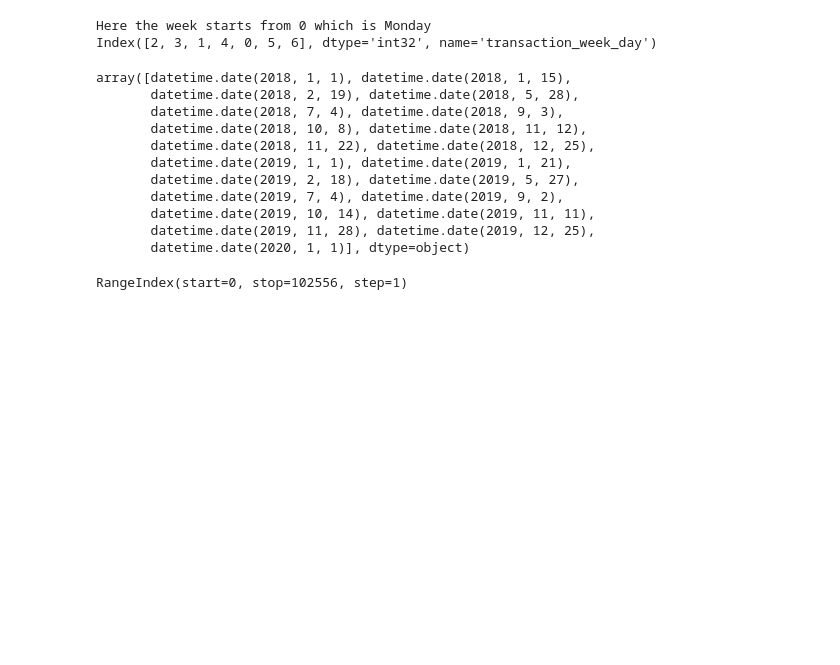
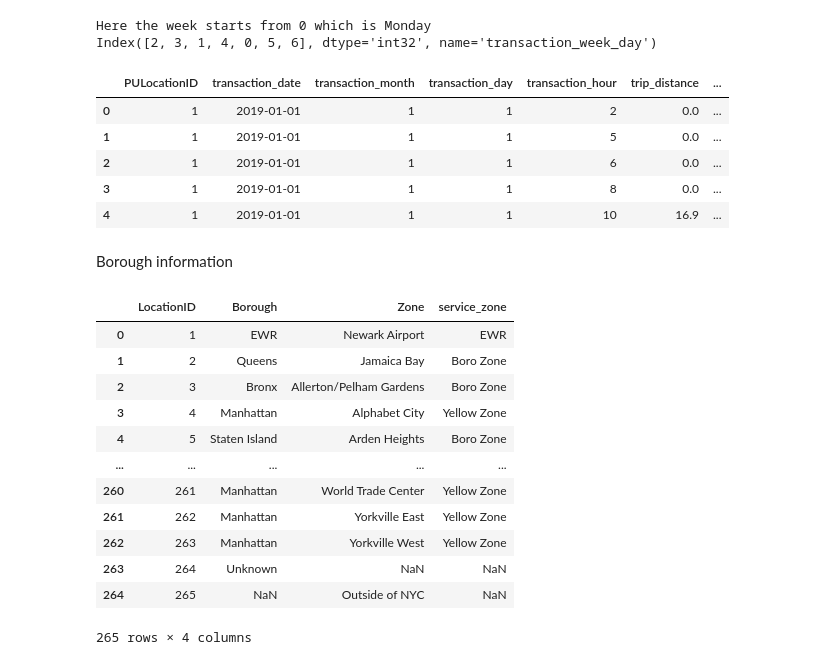
Before and after one commit to getpeped/Projects, a Jupyter notebook: yellow_taxi_trip_records/module2.ipynb, the cells around one changed output. Saved outputs shown, nothing was run; the diff lists cells and outputs as text; code cells hidden in the pictures; blank space fills up the shorter version.

```diff
--- a/yellow_taxi_trip_records/module2.ipynb
+++ b/yellow_taxi_trip_records/module2.ipynb
@@ -524,22 +524,32 @@ Index([2, 3, 1, 4, 0, 5, 6], dtype='int32', name='transaction_week_day')
 # %%
 from pandas.tseries.holiday import USFederalHolidayCalendar
 cal = USFederalHolidayCalendar()
-pd.DataFrame(cal.holidays(start='2018', end='2020').date).dtypes
-
-cal.holidays(start='2018', end='2020').date
+holidays = cal.holidays(start='2018', end='2020').date
+data_with_new_features['is_holiday'] = data_with_new_features['transaction_date'].isin(holidays)
+data_with_new_features.head()
 # %% [output]
-array([datetime.date(2018, 1, 1), datetime.date(2018, 1, 15),
-       datetime.date(2018, 2, 19), datetime.date(2018, 5, 28),
-       datetime.date(2018, 7, 4), datetime.date(2018, 9, 3),
-       datetime.date(2018, 10, 8), datetime.date(2018, 11, 12),
-       datetime.date(2018, 11, 22), datetime.date(2018, 12, 25),
-       datetime.date(2019, 1, 1), datetime.date(2019, 1, 21),
-       datetime.date(2019, 2, 18), datetime.date(2019, 5, 27),
-       datetime.date(2019, 7, 4), datetime.date(2019, 9, 2),
-       datetime.date(2019, 10, 14), datetime.date(2019, 11, 11),
-       datetime.date(2019, 11, 28), datetime.date(2019, 12, 25),
-       datetime.date(2020, 1, 1)], dtype=object)
+|  | PULocationID | transaction_date | transaction_month | transaction_day | transaction_hour | trip_distance | ... |
+| 0 | 1 | 2019-01-01 | 1 | 1 | 2 | 0.0 | ... |
+| 1 | 1 | 2019-01-01 | 1 | 1 | 5 | 0.0 | ... |
+| 2 | 1 | 2019-01-01 | 1 | 1 | 6 | 0.0 | ... |
+| 3 | 1 | 2019-01-01 | 1 | 1 | 8 | 0.0 | ... |
+| 4 | 1 | 2019-01-01 | 1 | 1 | 10 | 16.9 | ... |
-# %%
-data_with_new_features.index
-# %% [output]
-RangeIndex(start=0, stop=102556, step=1)
+# %% [markdown]
+Borough information
+# %%
+zone_lookup = pd.read_csv('data/taxi_zone_lookup.csv')
+zone_lookup
+# %% [output]
+|  | LocationID | Borough | Zone | service_zone |
+| 0 | 1 | EWR | Newark Airport | EWR |
+| 1 | 2 | Queens | Jamaica Bay | Boro Zone |
+| 2 | 3 | Bronx | Allerton/Pelham Gardens | Boro Zone |
+| 3 | 4 | Manhattan | Alphabet City | Yellow Zone |
+| 4 | 5 | Staten Island | Arden Heights | Boro Zone |
+| ... | ... | ... | ... | ... |
+| 260 | 261 | Manhattan | World Trade Center | Yellow Zone |
+| 261 | 262 | Manhattan | Yorkville East | Yellow Zone |
+| 262 | 263 | Manhattan | Yorkville West | Yellow Zone |
+| 263 | 264 | Unknown | NaN | NaN |
+| 264 | 265 | NaN | Outside of NYC | NaN |
+265 rows × 4 columns
```
Also changed, not shown: parts of 2 cells of this notebook.
